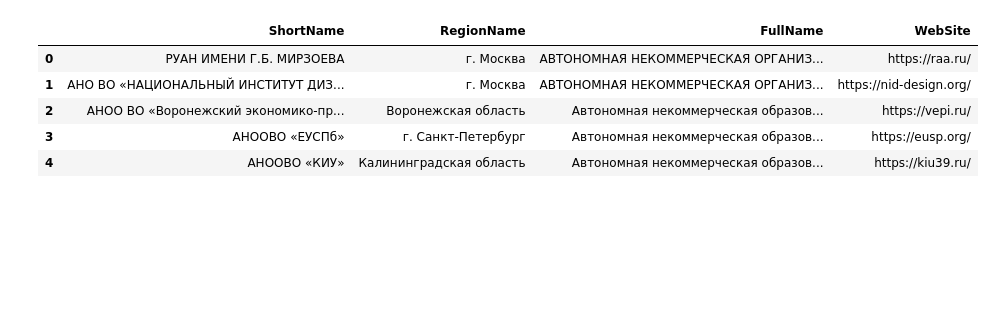
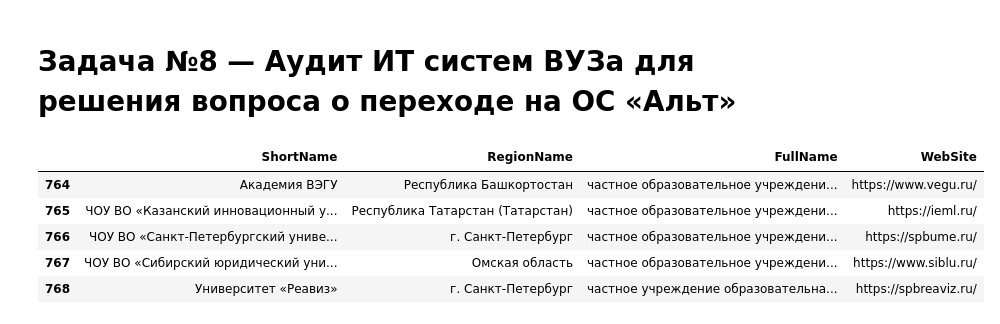
Before and after one commit to vertonsky/tsu_internship_case8, a Jupyter notebook: scripts_notebooks/main.ipynb, the cells around one changed output. Cells and saved outputs as stored; diff of their text form; code cells hidden in the pictures; blank space fills up the shorter version.

```diff
--- a/scripts_notebooks/main.ipynb
+++ b/scripts_notebooks/main.ipynb
@@ -1,2 +1,4 @@
+# %% [markdown]
+# Задача №8 — Аудит ИТ систем ВУЗа для решения вопроса о переходе на ОС «Альт»
 # %%
 import pandas as pd
@@ -3,11 +7,11 @@ import pandas as pd
 # %%
 data = pd.read_csv(r'../data/0.1_uni_data_sites_joined_distinct_prepared_filled.csv')
 # %%
-data.head()
+data.tail()
 # %% [output]
 |  | ShortName | RegionName | FullName | WebSite |
-| 0 | РУАН ИМЕНИ Г.Б. МИРЗОЕВА | г. Москва | АВТОНОМНАЯ НЕКОММЕРЧЕСКАЯ ОРГАНИЗ... | https://raa.ru/ |
-| 1 | АНО ВО «НАЦИОНАЛЬНЫЙ ИНСТИТУТ ДИЗ... | г. Москва | АВТОНОМНАЯ НЕКОММЕРЧЕСКАЯ ОРГАНИЗ... | https://nid-design.org/ |
-| 2 | АНОО ВО «Воронежский экономико-пр... | Воронежская область | Автономная некоммерческая образов... | https://vepi.ru/ |
-| 3 | АНООВО «ЕУСПб» | г. Санкт-Петербург | Автономная некоммерческая образов... | https://eusp.org/ |
-| 4 | АНООВО «КИУ» | Калининградская область | Автономная некоммерческая образов... | https://kiu39.ru/ |
+| 764 | Академия ВЭГУ | Республика Башкортостан | частное образовательное учреждени... | https://www.vegu.ru/ |
+| 765 | ЧОУ ВО «Казанский инновационный у... | Республика Татарстан (Татарстан) | частное образовательное учреждени... | https://ieml.ru/ |
+| 766 | ЧОУ ВО «Санкт-Петербургский униве... | г. Санкт-Петербург | частное образовательное учреждени... | https://spbume.ru/ |
+| 767 | ЧОУ ВО «Сибирский юридический уни... | Омская область | частное образовательное учреждени... | https://www.siblu.ru/ |
+| 768 | Университет «Реавиз» | г. Санкт-Петербург | частное учреждение образовательна... | https://spbreaviz.ru/ |
```
Also changed, not shown: parts of 41 cells of this notebook, 25 other files.
